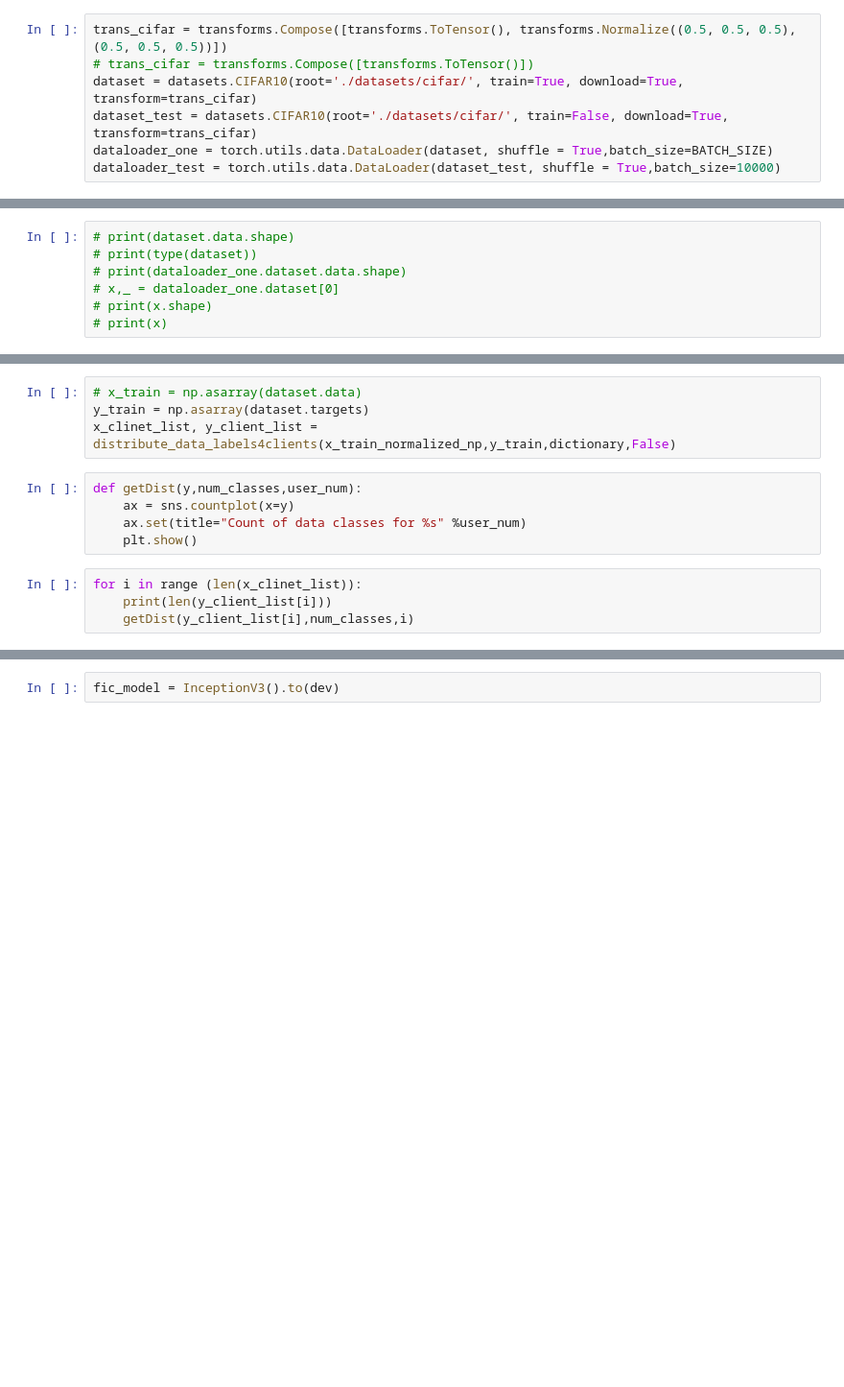
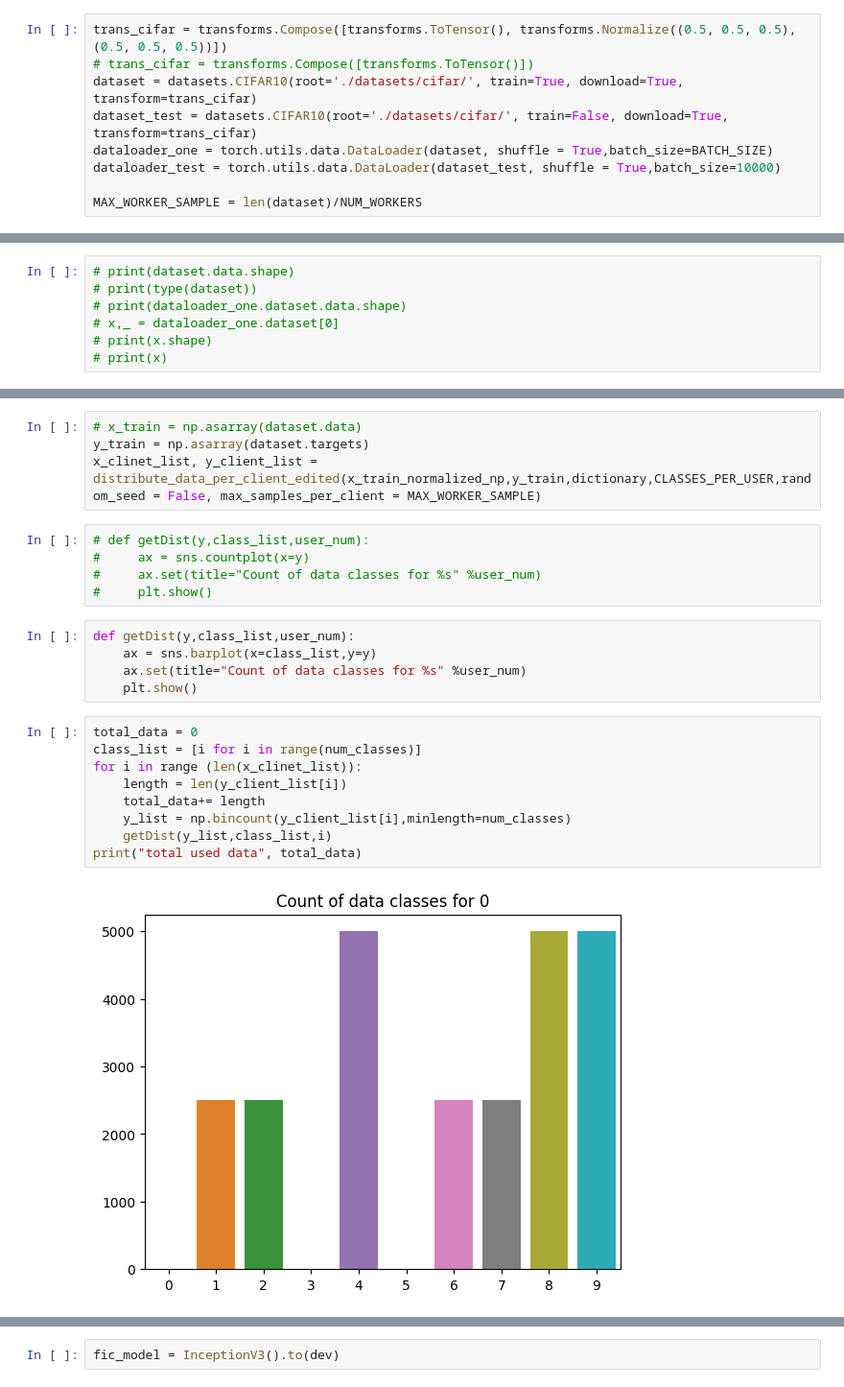
Before and after one commit to basemprince/F2U, a Jupyter notebook: main.ipynb, the cells around one changed output, grey strips where cells are left out. Shown: that part at 96% size. Saved outputs shown, nothing was run; the diff lists cells and outputs as text; blank space fills up the shorter version.

```diff
--- a/main.ipynb
+++ b/main.ipynb
@@ -41,3 +60,5 @@ dataset = datasets.CIFAR10(root='./datasets/cifar/', train=True, download=True,
 dataset_test = datasets.CIFAR10(root='./datasets/cifar/', train=False, download=True, transform=trans_cifar)
 dataloader_one = torch.utils.data.DataLoader(dataset, shuffle = True,batch_size=BATCH_SIZE)
 dataloader_test = torch.utils.data.DataLoader(dataset_test, shuffle = True,batch_size=10000)
+
+MAX_WORKER_SAMPLE = len(dataset)/NUM_WORKERS
@@ -82,13 +115,25 @@ plt.show()
 # %%
 # x_train = np.asarray(dataset.data)
 y_train = np.asarray(dataset.targets)
-x_clinet_list, y_client_list = distribute_data_labels4clients(x_train_normalized_np,y_train,dictionary,False)
+x_clinet_list, y_client_list = distribute_data_per_client_edited(x_train_normalized_np,y_train,dictionary,CLASSES_PER_USER,random_seed = False, max_samples_per_client = MAX_WORKER_SAMPLE)
 # %%
-def getDist(y,num_classes,user_num):
-    ax = sns.countplot(x=y)
-    ax.set(title="Count of data classes for %s" %user_num)
-    plt.show()
+# def getDist(y,class_list,user_num):
+#     ax = sns.countplot(x=y)
+#     ax.set(title="Count of data classes for %s" %user_num)
+#     plt.show()
+# %%
+def getDist(y,class_list,user_num):
+    ax = sns.barplot(x=class_list,y=y)
+    ax.set(title="Count of data classes for %s" %user_num)
+    plt.show()
 # %%
+total_data = 0
+class_list = [i for i in range(num_classes)]
 for i in range (len(x_clinet_list)):
-    print(len(y_client_list[i]))
-    getDist(y_client_list[i],num_classes,i)
+    length = len(y_client_list[i])
+    total_data+= length
+    y_list = np.bincount(y_client_list[i],minlength=num_classes)
+    getDist(y_list,class_list,i)
+print("total used data", total_data)
+# %% [output]
+[figure, added]
```
Also changed, not shown: parts of 19 cells of this notebook, 11 other files.
